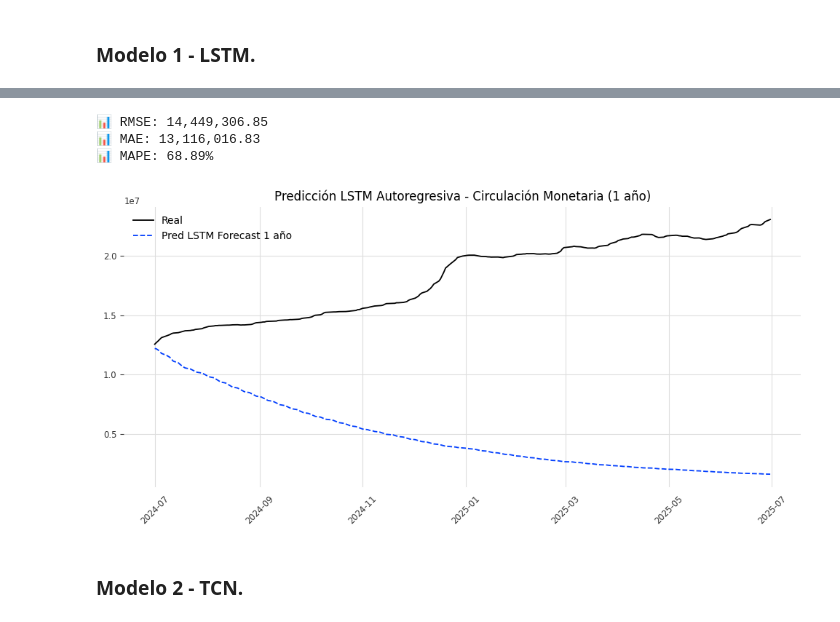
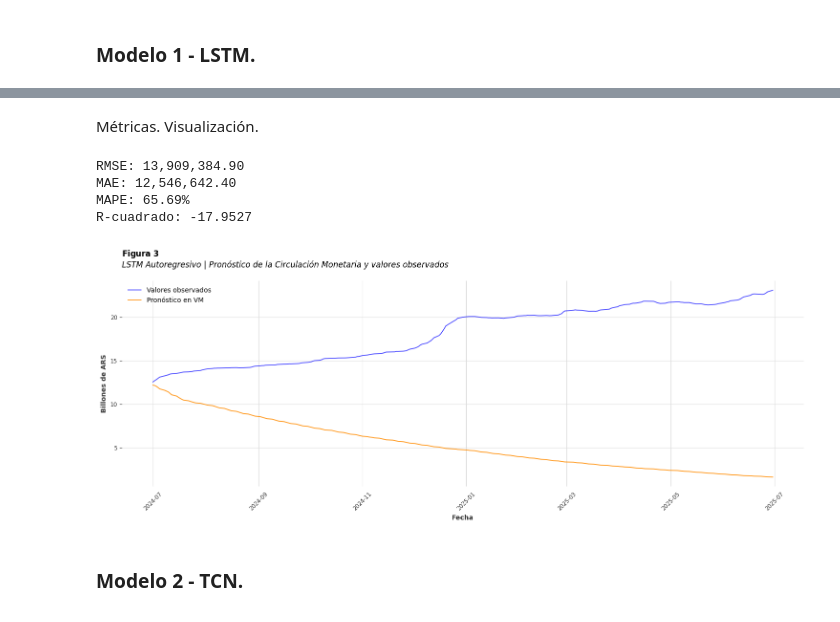
Before and after one commit to georgsmeinung/ast-tp, a Jupyter notebook: TP2/AST_TP2_Cancelas_Filipuzzi_Gallardo_Nicolau.ipynb, the cells around one changed output, grey strips where cells are left out. Saved outputs shown, nothing was run; the diff lists cells and outputs as text; code cells hidden in the pictures.

```diff
--- a/TP2/AST_TP2_Cancelas_Filipuzzi_Gallardo_Nicolau.ipynb
+++ b/TP2/AST_TP2_Cancelas_Filipuzzi_Gallardo_Nicolau.ipynb
@@ -43,7 +47,7 @@ from google.colab import files, userdata
 # %%
 paquetes = [
-    'yfinance', 'xlsxwriter', 'scikit-learn', 'optuna',
-    'darts', 'pytorch_lightning', 'lightgbm>=3.3.0', 'h2o'
+    'yfinance', 'xlsxwriter', 'scikit-learn', 'optuna', 'darts',
+    'pytorch_lightning', 'lightgbm>=3.3.0', 'h2o', 'neuralforecast'
     ]
 
 try:
@@ -98,0 +109,4 @@ pd.set_option('future.no_silent_downcasting', True)
+# %%
+GITHUB_BASE_URL = 'https://github.com/georgsmeinung/ast-tp/tree/main/TP2'
+RANDOM_SEED = 42
+BAJAR_ARCHIVOS = True
@@ -1001,0 +1143,12 @@ df_resumen_daily = df_resumen_daily.bfill(limit=31)
+# %%
+if os.path.exists("df_resumen_daily.pkl"):
+    df_resumen_daily = pd.read_pickle("df_resumen_daily.pkl")
+    print("DataFrame cargado desde df_resumen_daily.pkl")
+else:
+    start_date_resumen_month_start = df_resumen.index.min().to_period('M').start_time.normalize()
+    end_date_resumen = df_resumen.index.max().normalize()
+    fecha_diaria_resumen = pd.date_range(start=start_date_resumen_month_start, end=end_date_resumen, freq='D')
+    df_resumen_daily = df_resumen.reindex(fecha_diaria_resumen)
+    df_resumen_daily = df_resumen_daily.bfill(limit=31)
+    df_resumen_daily.to_pickle("df_resumen_daily.pkl")
+    print("DataFrame guardado en df_resumen_daily.pkl")
@@ -1463,29 +1660,49 @@ Epoch 20/20
+# %% [markdown]
+Métricas. Visualización.
 # %%
-# =========================
-# 5️⃣ Métricas y gráfico
-# =========================
-from sklearn.metrics import mean_squared_error, mean_absolute_error
 rmse_lstm2 = np.sqrt(mean_squared_error(y_real, y_pred))
 mae_lstm2 = mean_absolute_error(y_real, y_pred)
 mape_lstm2 = np.mean(np.abs((y_real - y_pred) / y_real)) * 100
+r2_lstm2 = r2_score(y_real, y_pred)
 
-print(f"📊 RMSE: {rmse_lstm2:,.2f}")
-print(f"📊 MAE: {mae_lstm2:,.2f}")
-print(f"📊 MAPE: {mape_lstm2:.2f}%")
+print(f"RMSE: {rmse_lstm2:,.2f}")
+print(f"MAE: {mae_lstm2:,.2f}")
+print(f"MAPE: {mape_lstm2:.2f}%")
+print(f"R-cuadrado: {r2_lstm2:.4f}")
 
-
-plt.figure(figsize=(12, 5))
-plt.plot(serie_test.index, y_real, label='Real')
-plt.plot(serie_test.index, y_pred, label='Pred LSTM Forecast 1 año', linestyle='--')
-plt.title('Predicción LSTM Autoregresiva - Circulación Monetaria (1 año)')
+plt.figure(figsize=(15, 6))
+plt.title(
+    "$\mathbf{Figura\ 3}$\n"
+    "LSTM Autoregresivo | Pronóstico de la Circulación Monetaria y valores observados",
+    fontdict={
+        'fontweight': 'normal',
+        'fontsize': 12,
+        'style': 'italic'
+    },
+    loc='left',
+    pad=20
+)
+prediction_color = 'darkorange'
+plt.plot(fechas[mask_test], y_real, label='Valores observados', color='blue', alpha=0.7)
+plt.plot(fechas[mask_test], y_pred, label='Pronóstico en VM', linestyle='-', color=prediction_color, alpha=0.9)
+plt.xlabel('Fecha')
+plt.ylabel('Billones de ARS')
+import matplotlib.ticker as ticker
+def final_billion_formatter(x, pos):
+    return f'{x / 1_000_000:.0f}'
+plt.gca().yaxis.set_major_formatter(ticker.FuncFormatter(final_billion_formatter))
+plt.ylabel('Billones de ARS')
 plt.xticks(rotation=45)
 plt.legend()
+plt.grid(True)
+plt.tight_layout()
 plt.show()
 # %% [output]
-📊 RMSE: 14,449,306.85
-📊 MAE: 13,116,016.83
-📊 MAPE: 68.89%
+RMSE: 13,909,384.90
+MAE: 12,546,642.40
+MAPE: 65.69%
+R-cuadrado: -17.9527
-[figure, old version]
+[figure, new version]
 # %% [markdown]
 ### Modelo 2 - TCN.
 # %%
```
Also changed, not shown: parts of 65 cells of this notebook, 7 other files.
